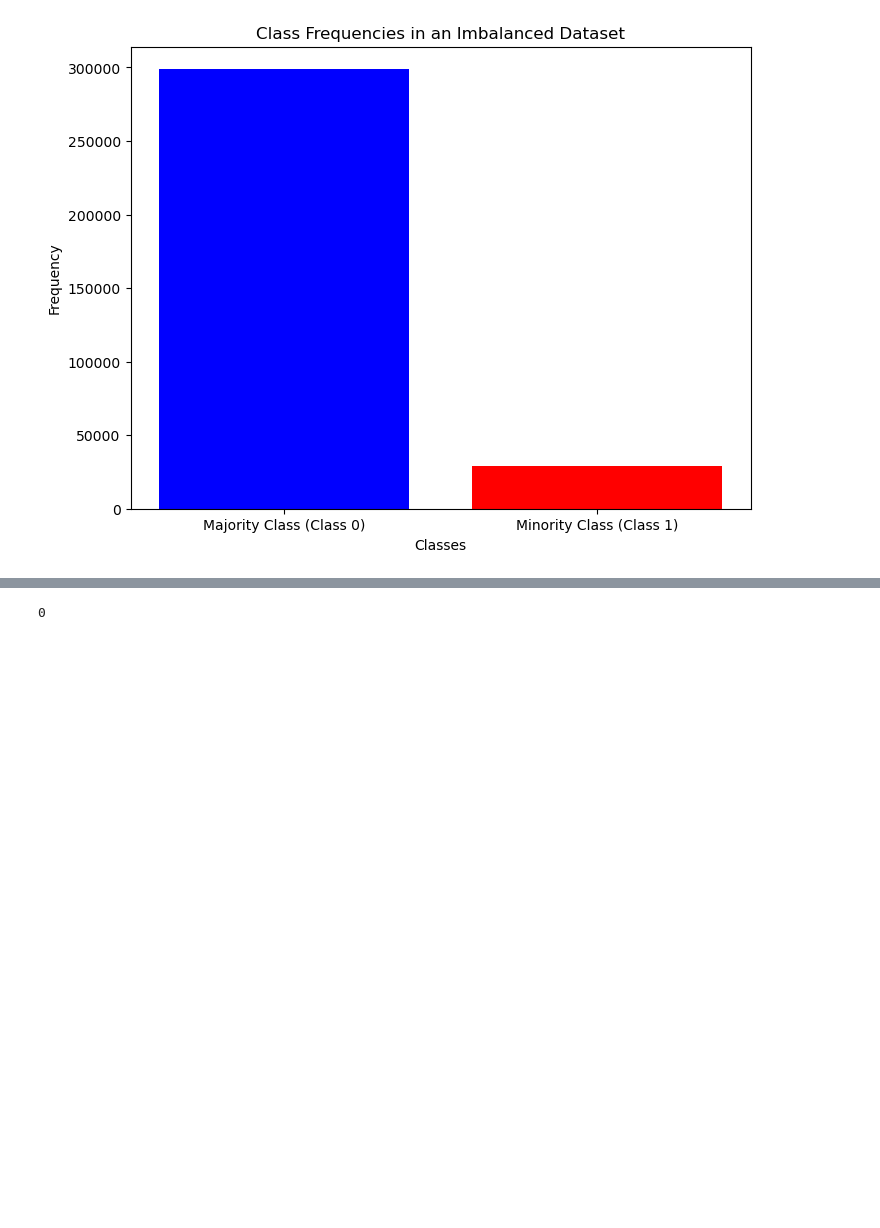
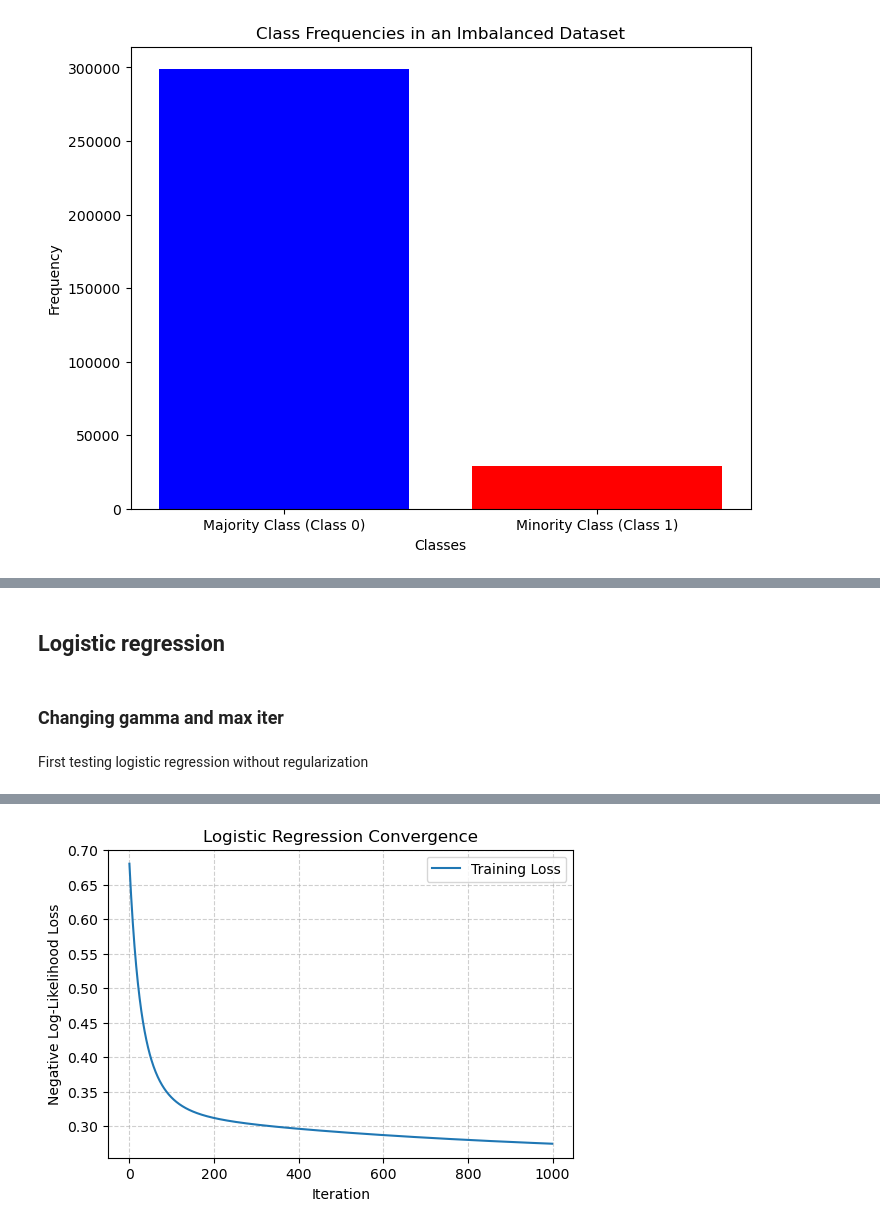
Before and after one commit to nathanmutin/MilaLyon, a Jupyter notebook: test_bea.ipynb, the cells around one changed output, grey strips where cells are left out. Cells and saved outputs as stored; diff of their text form; code cells hidden in the pictures; blank space fills up the shorter version.

```diff
--- a/test_bea.ipynb
+++ b/test_bea.ipynb
@@ -36,5 +36,6 @@ len(y_train_bin[y_train_bin == 0])
 # %%
-x_train, y_train, x_val, y_val = split_train_val(x_train, y_train_bin, val_size=0.1)
+# Splitting training data into training and validation sets
+x_tr, y_tr, x_val, y_val = split_train_val(x_train, y_train_bin, val_size=0.1)
 # %%
 
 # Count the frequencies of each class
@@ -123,2 +63,9 @@ def logistic_negative_log_likelihood(y, tx, w):
+# %% [markdown]
+## Logistic regression
+# %% [markdown]
+### Changing gamma and max iter
+# %% [markdown]
+First testing logistic regression without regularization
 # %%
-w, loss = logistic_regression(y_train, x_train, np.zeros(x_train.shape[1]), 1000, 0.01)
+w, loss = logistic_regression(y_tr, x_tr, np.zeros(x_tr.shape[1]), 1000, 0.01 )
+# %% [output]
@@ -124,0 +89 @@ w, loss = logistic_regression(y_train, x_train, np.zeros(x_train.shape[1]), 1000
+[figure, added]
@@ -127,4 +89,0 @@ y_pred = predict_labels(x_val, w, 0.01)
-# %%
-len(y_pred[y_pred == 1])
-# %% [output]
-0
```
Also changed, not shown: parts of 31 cells of this notebook, 3 other files.
